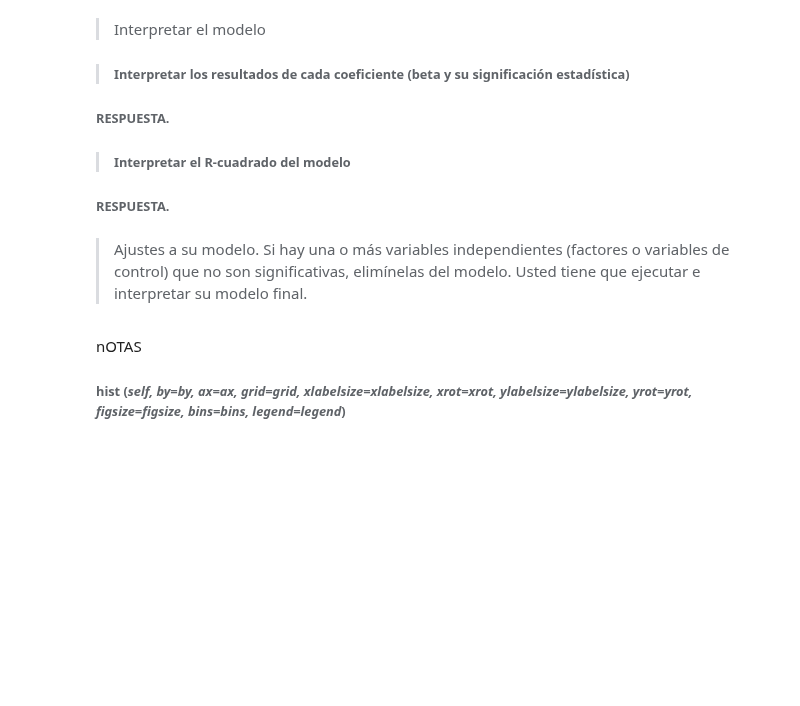
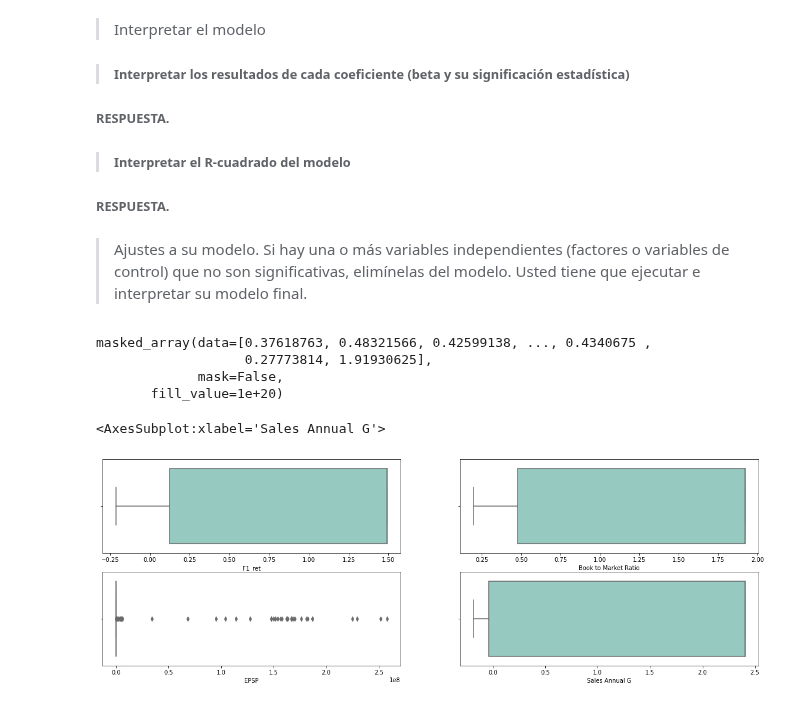
Before and after one commit to AnHrt/StatisticsII, a Jupyter notebook: Statistics/A01369984_BCase.ipynb, the cells around one changed output. Saved outputs shown, nothing was run; the diff lists cells and outputs as text; code cells hidden in the pictures; blank space fills up the shorter version.

```diff
--- a/Statistics/A01369984_BCase.ipynb
+++ b/Statistics/A01369984_BCase.ipynb
@@ -561,8 +569,3 @@ US_Firms[["F1_ret","EPSP","Sales Annual G","Book to Market Ratio"]].corr(method=
 ###### **RESPUESTA.**
 # %% [markdown]
 > Ajustes a su modelo. Si hay una o más variables independientes (factores o variables de control) que no son significativas, elimínelas del modelo. Usted tiene que ejecutar e interpretar su modelo final.
-# %% [markdown]
-nOTAS
-
-
-###### **hist** (*self, by=by, ax=ax, grid=grid, xlabelsize=xlabelsize, xrot=xrot, ylabelsize=ylabelsize, yrot=yrot, figsize=figsize, bins=bins, legend=legend*)
@@ -568,0 +576,24 @@ nOTAS
+# %%
+winsorize(US_Firms["F1_ret"], limits=[0.1, 0.55], inplace=True,nan_policy='propagate')
+winsorize(US_Firms["EPSP"], limits=[0.1, 0.52], inplace=True,nan_policy='propagate')
+winsorize(US_Firms["Sales Annual G"], limits=[0.1, 0.57], inplace=True,nan_policy='propagate')
+winsorize(US_Firms["Book to Market Ratio"], limits=[0.1, 0.54], inplace=True,nan_policy='propagate')
+# %% [output]
+masked_array(data=[0.37618763, 0.48321566, 0.42599138, ..., 0.4340675 ,
+                   0.27773814, 1.91930625],
+             mask=False,
+       fill_value=1e+20)
+# %%
+fig = plt.figure(figsize=(20, 10))
+
+ax1 = fig.add_subplot(321)
+ax2 = fig.add_subplot(322)
+ax3 = fig.add_subplot(323)
+ax4 = fig.add_subplot(324)
+sns.boxplot(x="F1_ret",data=US_Firms,palette='Set3',ax=ax1)
+sns.boxplot(x="Book to Market Ratio",data=US_Firms,palette='Set3',ax=ax2)
+sns.boxplot(x="EPSP",data=US_Firms,palette='Set3',ax=ax3)
+sns.boxplot(x="Sales Annual G",data=US_Firms, palette='Set3',ax=ax4)
+# %% [output]
+<AxesSubplot:xlabel='Sales Annual G'>
+[figure, added]
```
Also changed, not shown: parts of 11 cells of this notebook.
